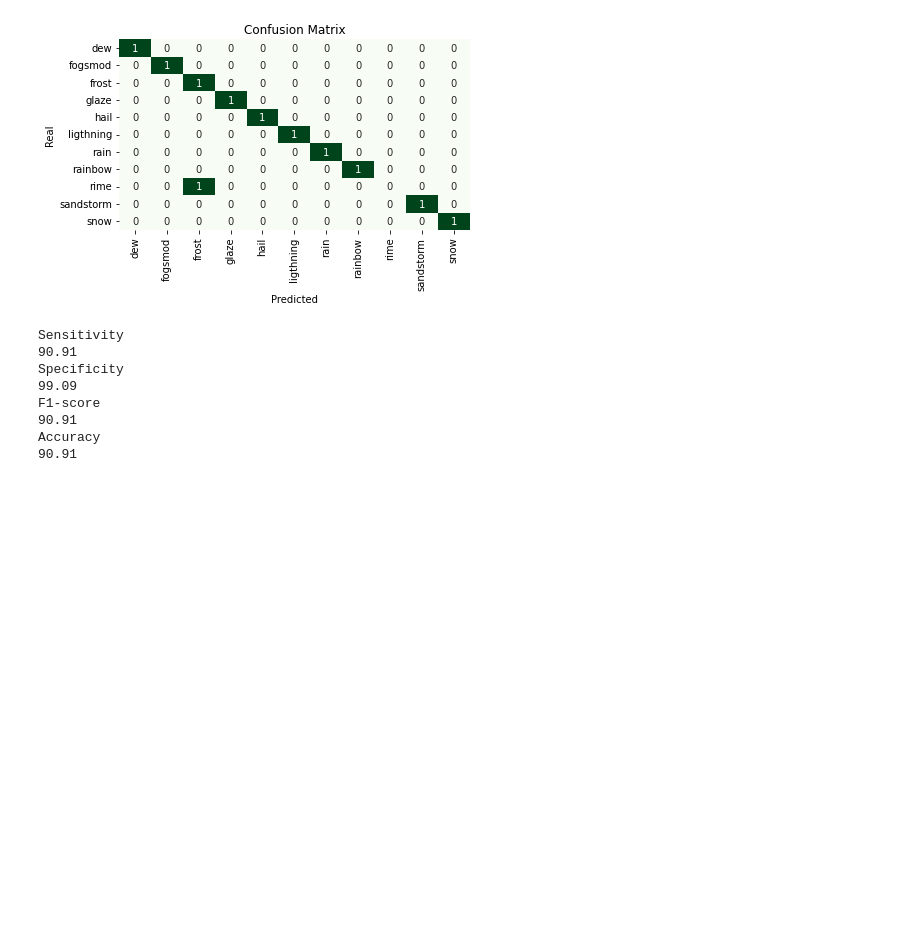
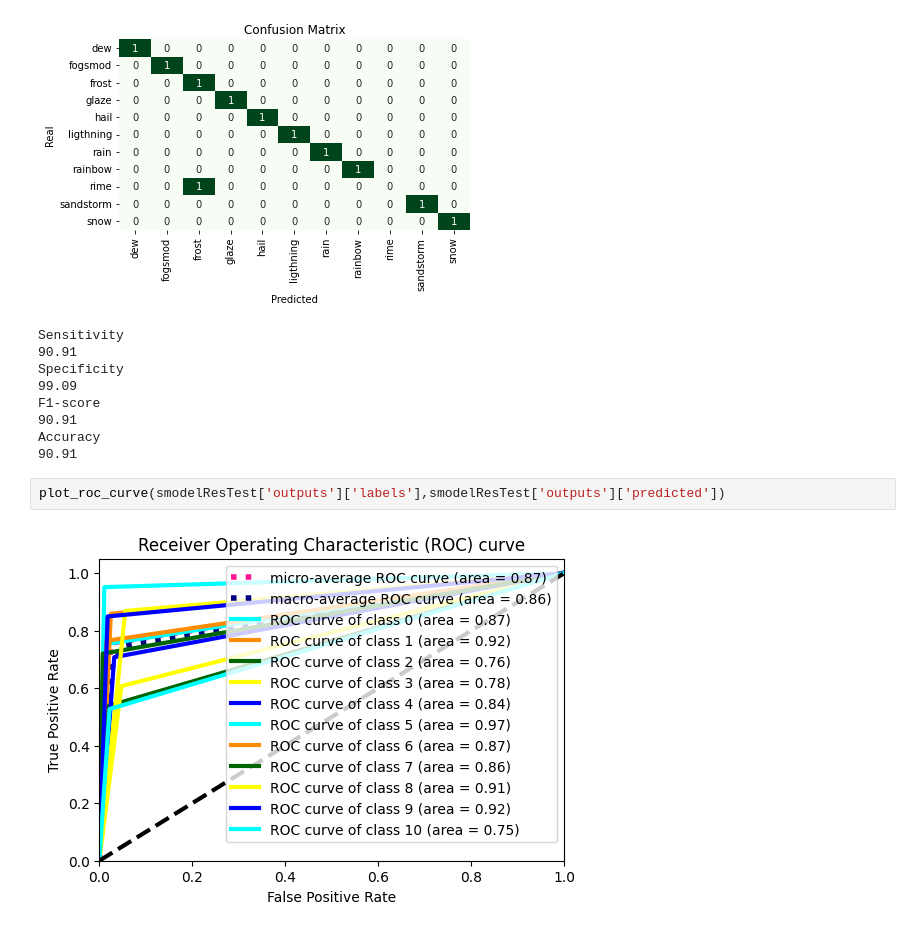
Before and after one commit to jorgevasquezutec/IAProyecto5, a Jupyter notebook: notebook.ipynb, the cells around one changed output. Saved outputs shown, nothing was run; the diff lists cells and outputs as text; blank space fills up the shorter version.

```diff
--- a/notebook.ipynb
+++ b/notebook.ipynb
@@ -546,3 +546,7 @@ F1-score
 90.91
 Accuracy
 90.91
+# %%
+plot_roc_curve(smodelResTest['outputs']['labels'],smodelResTest['outputs']['predicted'])
+# %% [output]
+[figure, added]
```
Also changed, not shown: parts of 2 cells of this notebook, 1 other file.
